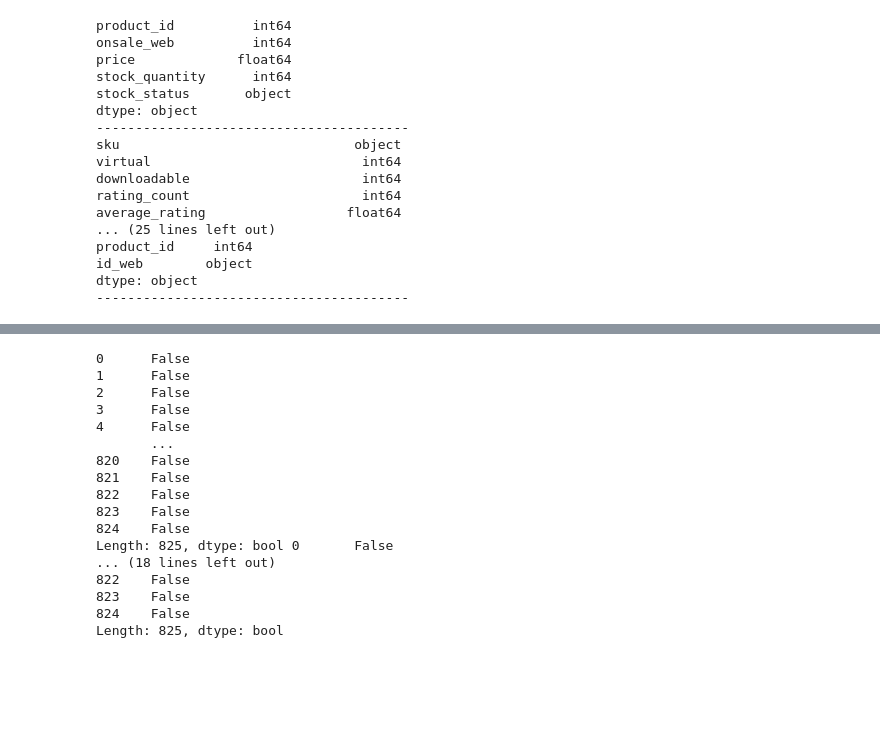
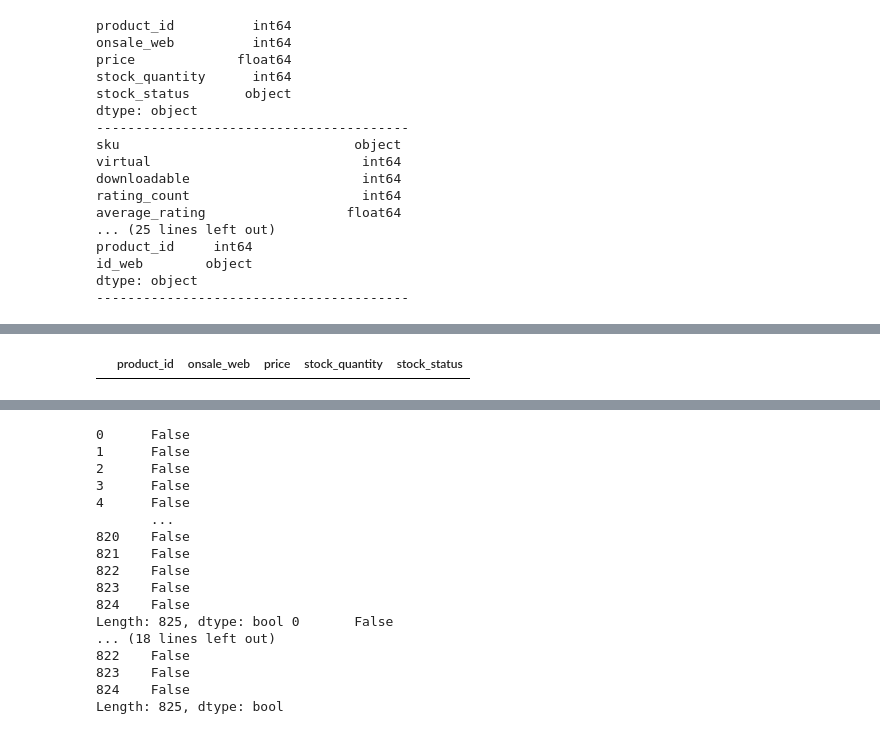
Before and after one commit to SylviaNice/7162856-G-rez-Git-et-GitHub, a Jupyter notebook: Projet_Bottleneck_Python.ipynb, the cells around one changed output, grey strips where cells are left out. Cells and saved outputs as stored; diff of their text form; code cells hidden in the pictures; blank space fills up the shorter version.

```diff
--- a/Projet_Bottleneck_Python.ipynb
+++ b/Projet_Bottleneck_Python.ipynb
@@ -131,7 +129,10 @@ erp_df[erp_df['price'] <= 0]
 # %%
 # 10. Tranformation des valeurs négatives des prix en valeurs positives
 
 erp_df['price'] = erp_df['price'].abs()
+erp_df[erp_df['price'] <= 0]
+# %% [output]
+|  | product_id | onsale_web | price | stock_quantity | stock_status |
 # %%
 # 11. Affichage des données manquantes
 
```
Also changed, not shown: parts of 12 cells of this notebook.
